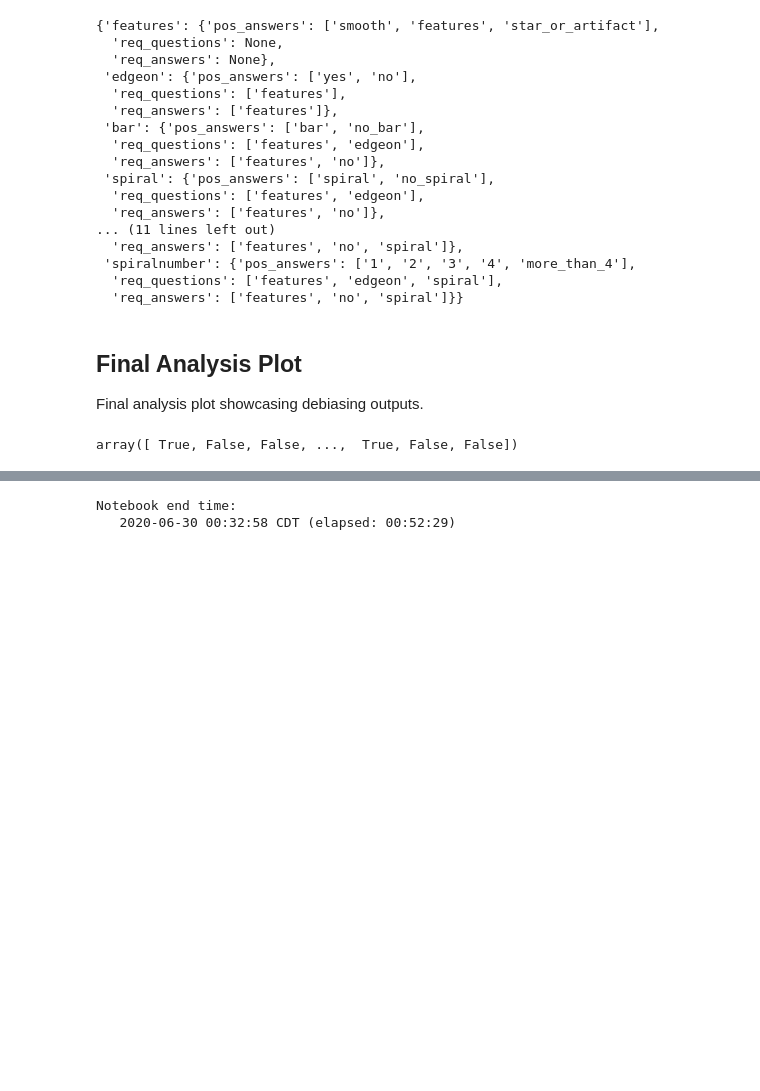
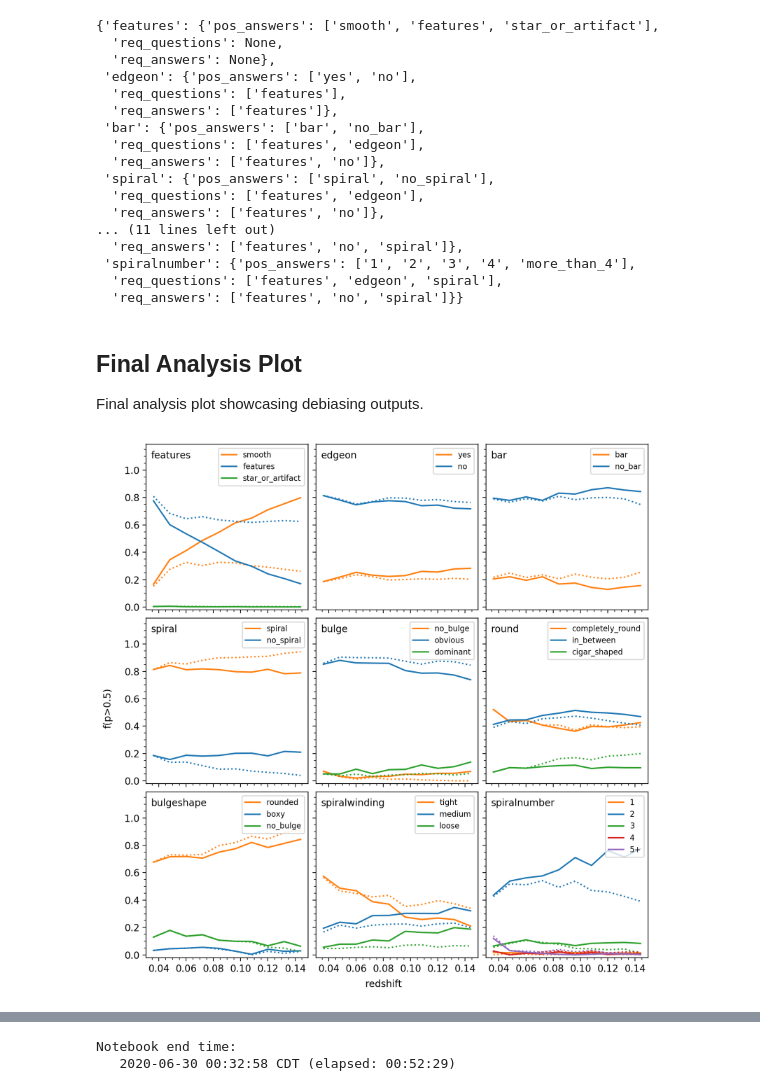
Before and after one commit to leeskelvin/gamakidsgz, a Jupyter notebook: outputs/debiasing/debiasing.ipynb, the cells around one changed output, grey strips where cells are left out. Drawn from its saved outputs; the diff is of its cells as text; code cells hidden in the pictures; blank space fills up the shorter version.

Commit message:
added debiased results plot

```diff
--- a/outputs/debiasing/debiasing.ipynb
+++ b/outputs/debiasing/debiasing.ipynb
@@ -1384,36 +1384,81 @@ in_vl = np.all([data_deb['Z_TONRY'] >= volume_redshift_limits[0],
                 data_deb['Z_TONRY'] <= volume_redshift_limits[1],
                 data_deb['absmag_r'] < Mag_limit],
                axis=0)
-cols = 'rbgkmcy'
-letters = 'abcdefghijklmnopqrstuvwxyz'
+zedges = np.linspace(volume_redshift_limits[0],
+                     volume_redshift_limits[1],
+                     10+1)
+zlos = zedges[:-1]
+zhis = zedges[1:]
+cols = plt.rcParams['axes.prop_cycle'].by_key()['color']
+cols[0],cols[1] = cols[1],cols[0]
+# cols = 'rbgkmcy'
 # %%
-fig, axs = plt.subplots(3, 3, figsize=(8,8),sharex=True,sharey=True)
+fig, axs = plt.subplots(3, 3, figsize=(8,8), dpi=200,
+                        sharex=True, sharey=True)
 
-for q, ax in zip(questions, axs):
+# loop over each question
+for q, ax in zip(questions, axs.flatten()):
+
+    # tick marks
+    ax.set_xticks(np.arange(0,0.2,0.02))
+    ax.minorticks_on()
 
     # pick out question/answer info
     pa = question_dict[q]['pos_answers']
     rq = question_dict[q]['req_questions']
     ra = question_dict[q]['req_answers']
 
-    # establish probs and numbers, venn selection follows
+    # choose only those that had pq>0.5 and Nq>5 for req_q/req_a
     if rq is not None:
         pq = 1
         for q_, a_ in zip(rq, ra):
             pq *= data_deb[f'{q_}_{a_}_frac']
         Nq = data_deb[f'{q}_total']
     else:
         pq = 1
         Nq = 100
-    good = (pq > 0.5) & (Nq >= 5) & (in_vl)
+    req_good = (pq > 0.5) & (Nq >= 5) & (in_vl)
 
-    # loop over each answer and plot
+    # loop over each answer and plot lines
     for a, col in zip(pa, cols):
 
-        x = data_deb['Z_TONRY'][good]
-        y0 = data_deb[f'{q}_{a}_frac'][good] > 0.5
-        y1 = data_deb[f'{q}_{a}_debiased'][good] > 0.5
+        # fb=frac before debiasing, fd=frac after debiasing
+        zs = data_deb['Z_TONRY'][req_good]
+        fb = data_deb[f'{q}_{a}_frac'][req_good] > 0.5
+        fd = data_deb[f'{q}_{a}_debiased'][req_good] > 0.5
+
+        # loop over each redshift bin
+        passb = np.array([])
+        passd = np.array([])
+        total = np.array([])
+        zmids = np.array([])
+        for zlo, zhi in zip(zlos, zhis):
+            zgood = (zs > zlo) & (zs <= zhi)
+            passb = np.append(passb, sum(fb & zgood))
+            passd = np.append(passd, sum(fd & zgood))
+            total = np.append(total, sum(zgood))
+            zmids = np.append(zmids, np.mean((zlo,zhi)))
+
+        # plot
+        if a == 'more_than_4':
+            a = '5+'
+        ax.plot(zmids, passb/total, color=col, ls='-', label=a)
+        ax.plot(zmids, passd/total, color=col, ls=':')
+        ax.set_ylim(-0.02, 1.19)
+
+    # add label and legend
+    ax.text(0.03, 0.96, q, transform=ax.transAxes,
+            fontsize=10, va='top', ha='left')
+    ax.legend(loc='upper right', fontsize=8)
+
+fig.tight_layout()
+fig.subplots_adjust(hspace=0.05, wspace=0.05)
+fig.text(0.5, 0, 'redshift', fontsize=10, va='center', ha='center')
+fig.text(0, 0.5, 'f(p>0.5)', fontsize=10, va='center', ha='center',
+         rotation=90)
+
+plt.show()
+plt.savefig('gamazoo-debiasedresults.png')
+plt.close()
+# %% [output]
+[figure, added]
-# %%
-y0
-# %% [output]
-array([ True, False, False, ...,  True, False, False])
```
Also changed, not shown: parts of 2 cells of this notebook, 1 other file.
